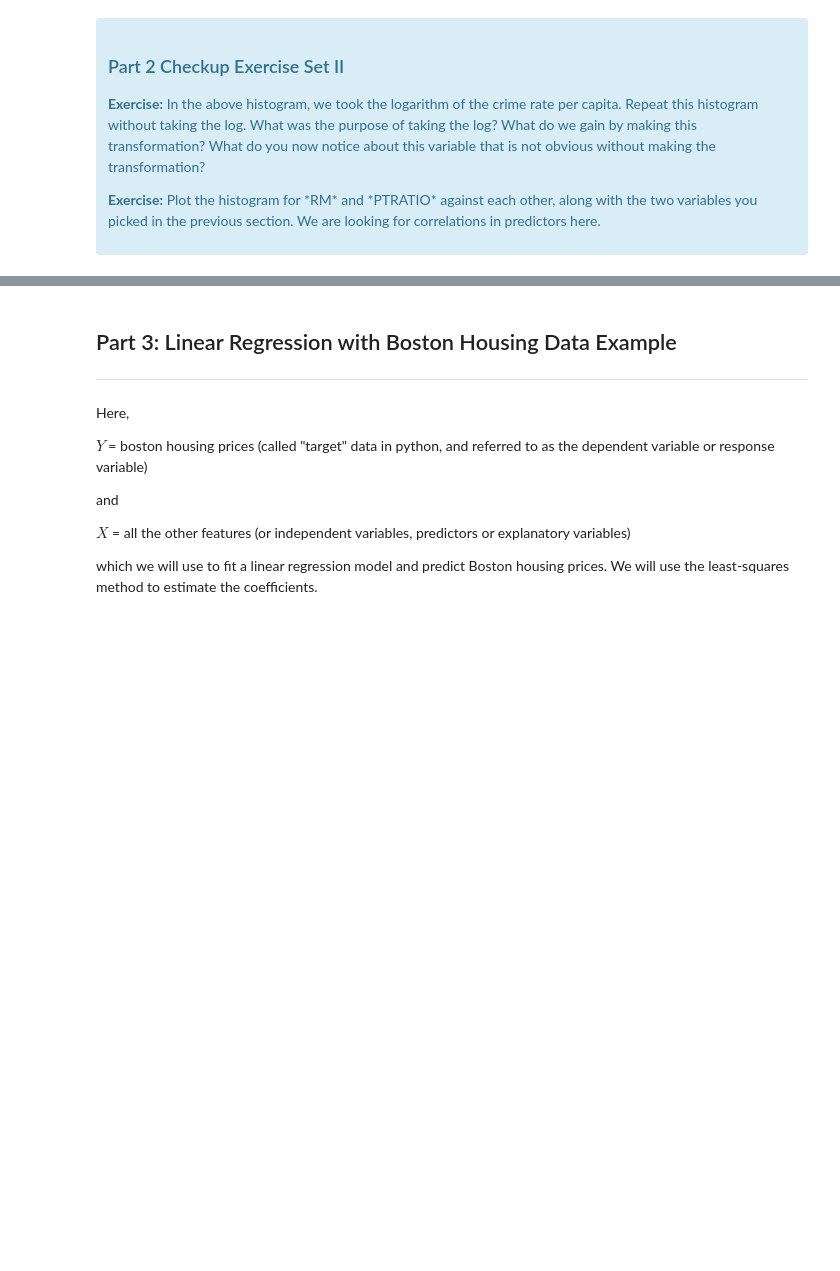
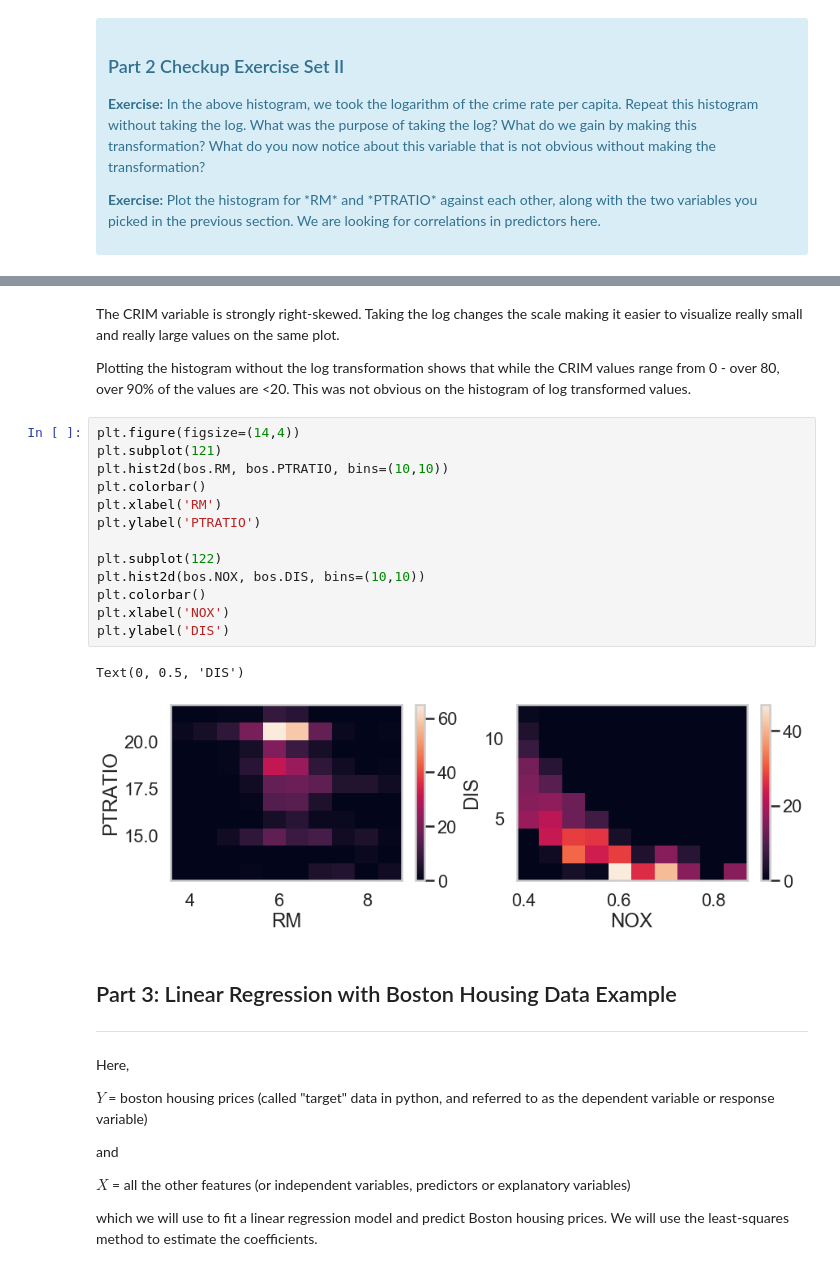
Before and after one commit to nwugocc/machine-learning, a Jupyter notebook: Mini_Project_Linear_Regression.ipynb, the cells around one changed output, grey strips where cells are left out. Saved outputs shown, nothing was run; the diff lists cells and outputs as text; blank space fills up the shorter version.

```diff
--- a/Mini_Project_Linear_Regression.ipynb
+++ b/Mini_Project_Linear_Regression.ipynb
@@ -354,3 +361,23 @@ plt.show()
+# %% [markdown]
+The CRIM variable is strongly right-skewed. Taking the log changes the scale making it easier to visualize really small and really large values on the same plot.
+
+Plotting the histogram without the log transformation shows that while the CRIM values range from 0 - over 80, over 90% of the values are <20. This was not obvious on the histogram of log transformed values.
+# %%
+plt.figure(figsize=(14,4))
+plt.subplot(121)
+plt.hist2d(bos.RM, bos.PTRATIO, bins=(10,10))
+plt.colorbar()
+plt.xlabel('RM')
+plt.ylabel('PTRATIO')
+
+plt.subplot(122)
+plt.hist2d(bos.NOX, bos.DIS, bins=(10,10))
+plt.colorbar()
+plt.xlabel('NOX')
+plt.ylabel('DIS')
+# %% [output]
+Text(0, 0.5, 'DIS')
+[figure, added]
 # %% [markdown]
 ## Part 3: Linear Regression with Boston Housing Data Example
 ***
```
Also changed, not shown: parts of 21 cells of this notebook.
